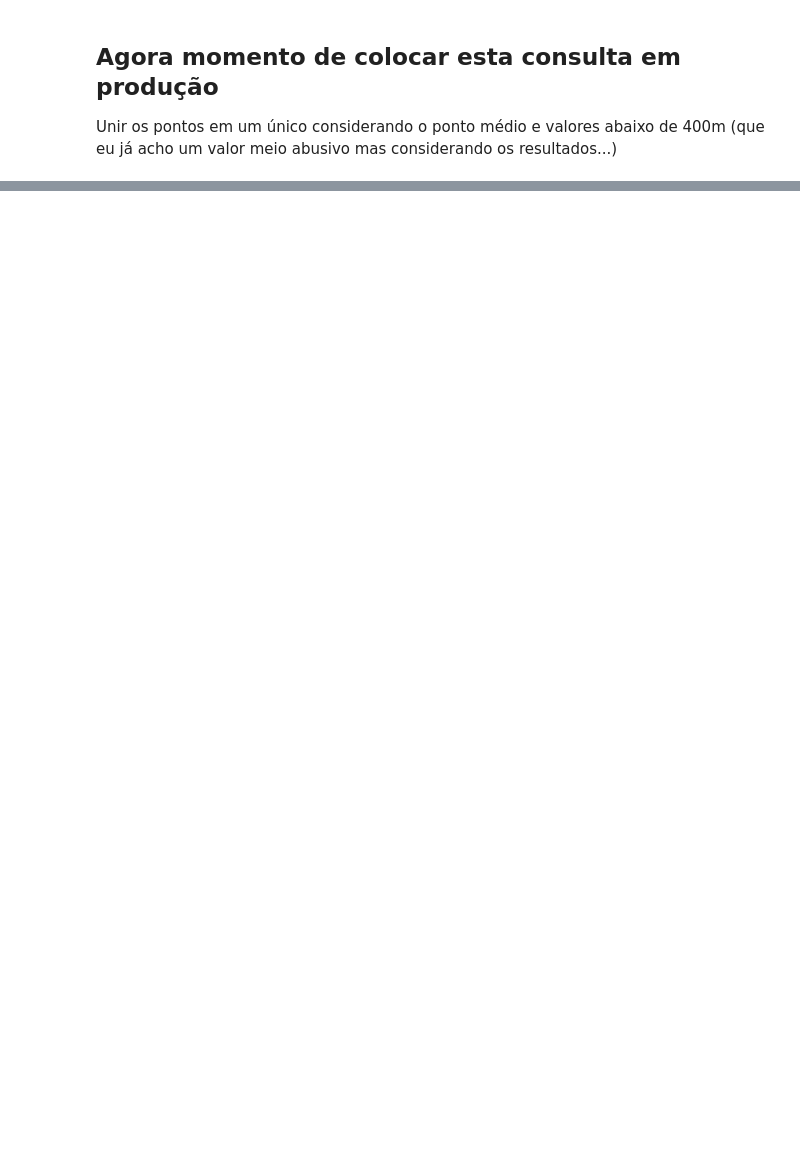
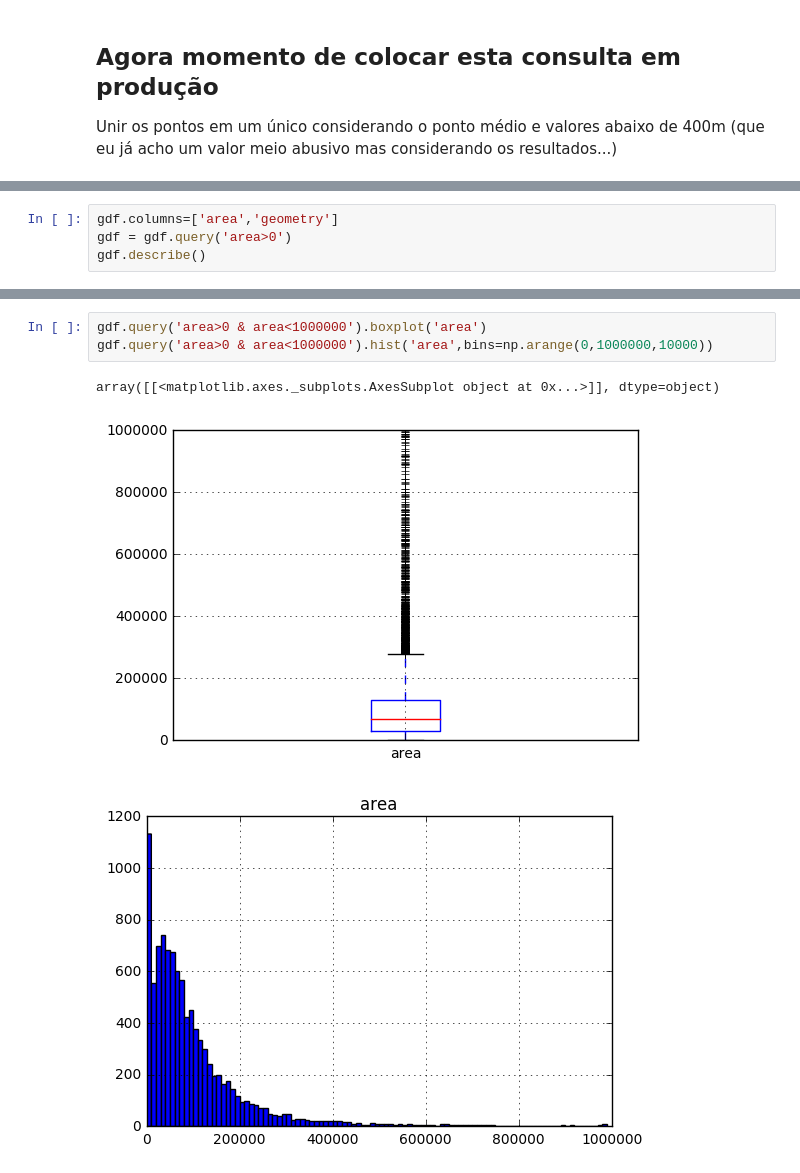
Before and after one commit to titoconte/notebooks, a Jupyter notebook: AbrangenciaDoBusaoSP.ipynb, the cells around one changed output, grey strips where cells are left out. Cells and saved outputs as stored; diff of their text form; blank space fills up the shorter version.

```diff
--- a/AbrangenciaDoBusaoSP.ipynb
+++ b/AbrangenciaDoBusaoSP.ipynb
@@ -272,0 +326,4 @@ KeyError: 'the label [0] is not in the [index]'
+# %%
+gdf.columns=['area','geometry']
+gdf = gdf.query('area>0')
+gdf.describe()
@@ -272,0 +344,7 @@ KeyError: 'the label [0] is not in the [index]'
+# %%
+gdf.query('area>0 & area<1000000').boxplot('area')
+gdf.query('area>0 & area<1000000').hist('area',bins=np.arange(0,1000000,10000))
+# %% [output]
+array([[<matplotlib.axes._subplots.AxesSubplot object at 0x...>]], dtype=object)
+[figure, added]
+[figure, added]
```
Also changed, not shown: parts of 14 cells of this notebook.
